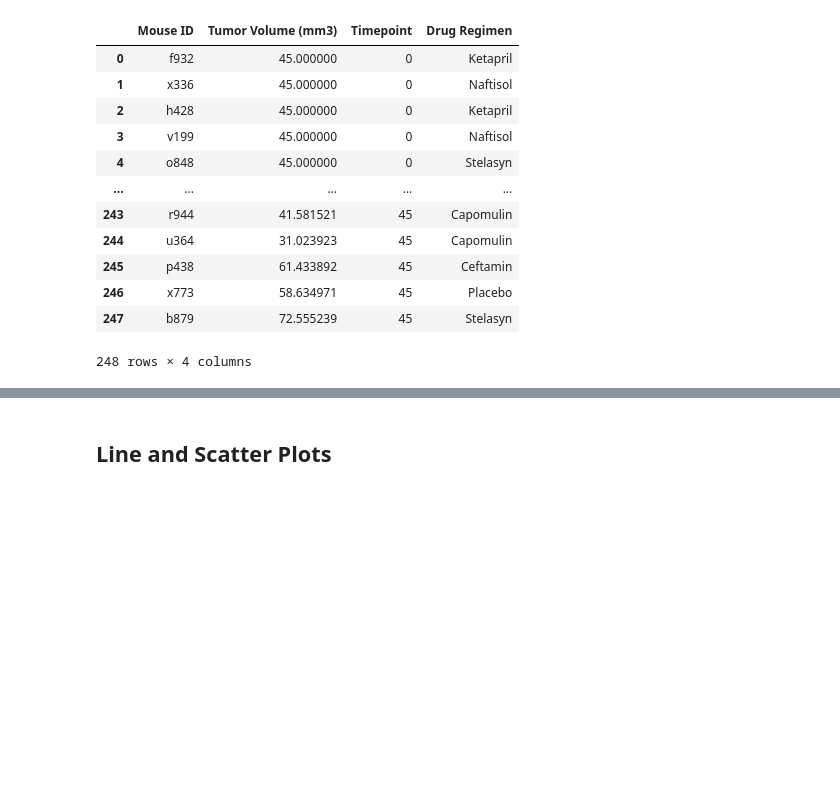
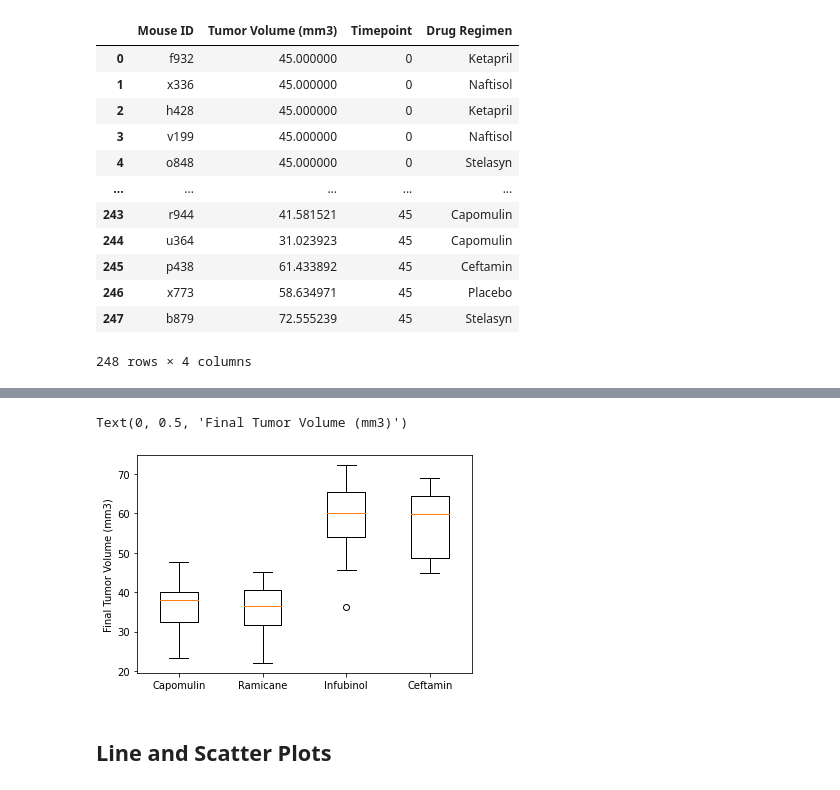
Before and after one commit to fanchea84/Matplotlib-challenge, a Jupyter notebook: Pymaceuticals.ipynb, the cells around one changed output, grey strips where cells are left out. Drawn from its saved outputs; the diff is of its cells as text; code cells hidden in the pictures; blank space fills up the shorter version.

```diff
--- a/Pymaceuticals.ipynb
+++ b/Pymaceuticals.ipynb
@@ -210,15 +210,33 @@ final_tumor_volume_df
 248 rows × 4 columns
 # %%
 # Put treatments into a list for for loop (and later for plot labels)
-Treatments = final_tumor_volume_df["Drug Regimen"].unique()
+treatments = ["Capomulin","Ramicane","Infubinol","Ceftamin"]
 # Create empty list to fill with tumor vol data (for plotting)
 Total_Tumor_Volume = []
+
+for treatment in treatments:
+    treatment_name = treatment
+    treatment_df = final_tumor_volume_df.loc[final_tumor_volume_df['Drug Regimen']==treatment]
+    quartiles = treatment_df['Tumor Volume (mm3)'].quantile([.25,.5,.75])
+    lowerq = quartiles[0.25]
+    upperq = quartiles[0.75]
+    iqr = upperq-lowerq
+    lower_bound = lowerq - (1.5*iqr)
+    upper_bound = upperq + (1.5*iqr)
+    outliers = treatment_df.loc[(treatment_df['Tumor Volume (mm3)'] < lower_bound) | (treatment_df['Tumor Volume (mm3)'] > upper_bound)]
+    print(f'Drug:',treatment_name)
+    print(f'',treatment,'outliers:',outliers)
+#     print(f'Quartiles:,\n',quartiles)
+#     print('Lower Q:',lowerq)
+#     print('Upper Q:',upperq)
+#     print('Inner Q:',iqr)
+    print('Lower Bound:', lower_bound)
+    print('Upper Bound:', upper_bound)
+
+
 # Calculate the IQR and quantitatively determine if there are any potential outliers.
-first_quartile = final_tumor_volume_df.quantile(q=0.25, axis=0)
-third_quartile = final_tumor_volume_df.quantile(q=0.75, axis=0)
-IQR = third_quartile - first_quartile
-    # Locate the rows which contain mice on each drug and get the tumor volumes
-for x in final_tumor_volume_df:
+
+# Locate the rows which contain mice on each drug and get the tumor volumes
 
 
 
@@ -231,5 +265,16 @@ SyntaxError: invalid syntax (<ipython-input-58-e3c78723418b>, line 11)
+# %%
+# Locate the rows which contain mice on each drug and get the tumor volumes
+infubinol_df = final_tumor_volume_df.loc[final_tumor_volume_df['Drug Regimen']=='Infubinol']['Tumor Volume (mm3)']
+capomulin_df = final_tumor_volume_df.loc[final_tumor_volume_df['Drug Regimen']=='Capomulin']['Tumor Volume (mm3)']
+ramicane_df = final_tumor_volume_df.loc[final_tumor_volume_df['Drug Regimen']=='Ramicane']['Tumor Volume (mm3)']
+ceftamin_df = final_tumor_volume_df.loc[final_tumor_volume_df['Drug Regimen']=='Ceftamin']['Tumor Volume (mm3)']
 # %%
 # Generate a box plot of the final tumor volume of each mouse across four regimens of interest
+plt.boxplot([capomulin_df,ramicane_df,infubinol_df,ceftamin_df],labels=treatments)
+plt.ylabel('Final Tumor Volume (mm3)')
+# %% [output]
+Text(0, 0.5, 'Final Tumor Volume (mm3)')
+[figure, added]
 # %% [markdown]
 ## Line and Scatter Plots
 # %%
```
Also changed, not shown: parts of 2 cells of this notebook.
